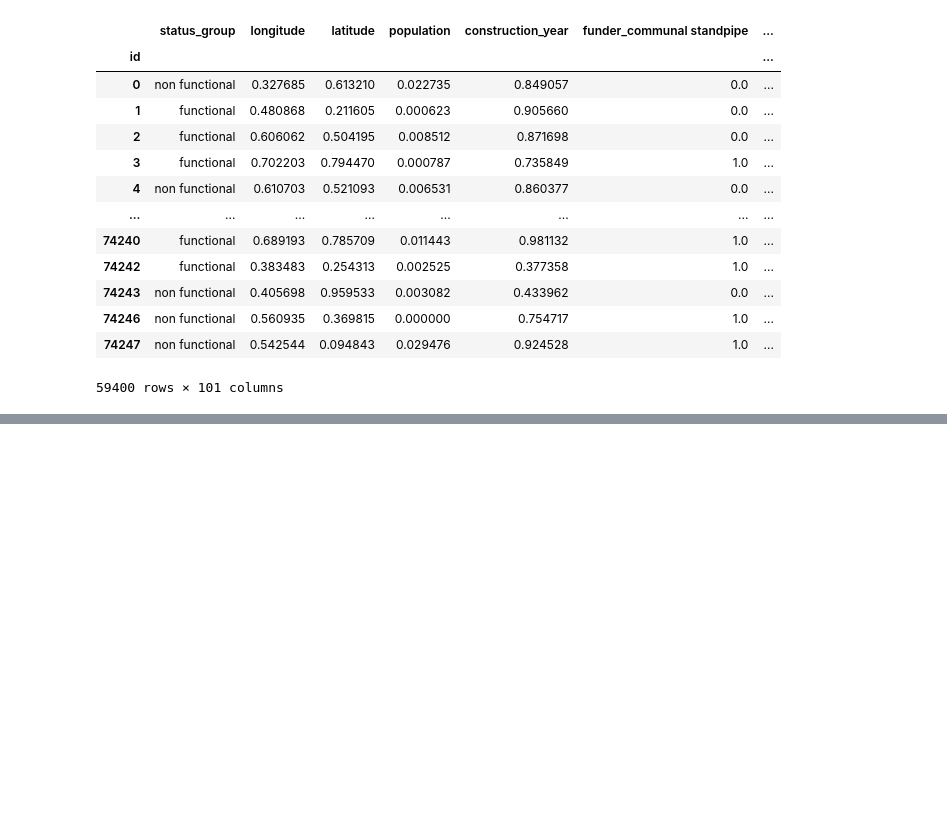
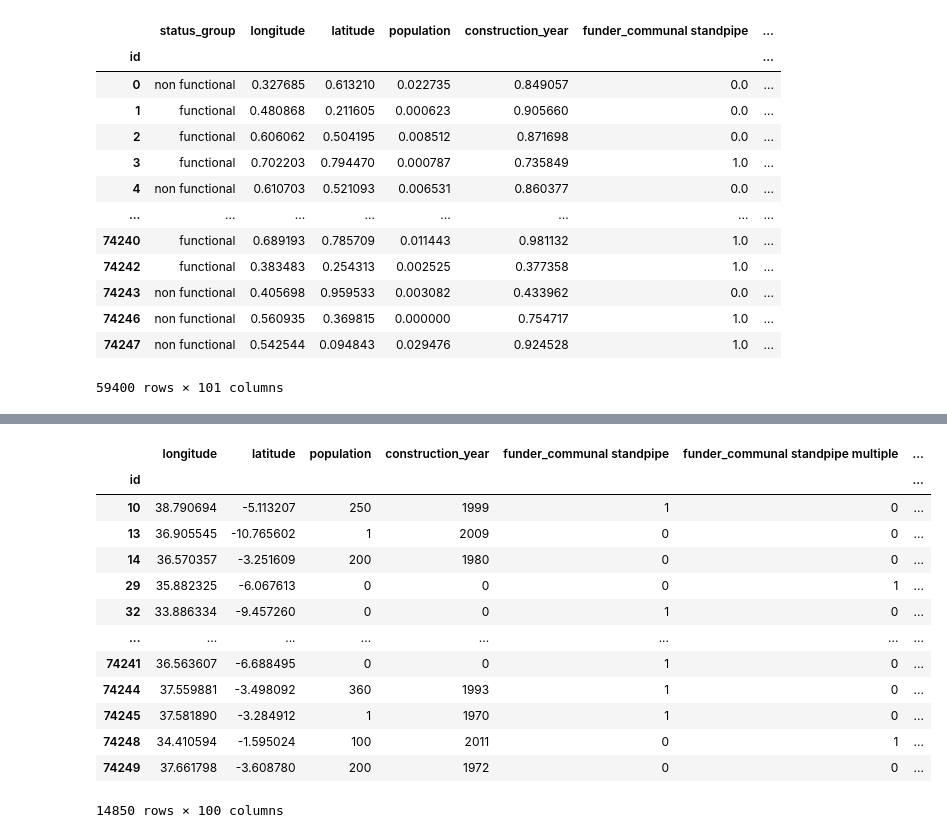
Before and after one commit to MullerAC/tanzanian-water-well-classification, a Jupyter notebook: 0-eda.ipynb, the cells around one changed output, grey strips where cells are left out. Cells and saved outputs as stored; diff of their text form; code cells hidden in the pictures; blank space fills up the shorter version.

```diff
--- a/0-eda.ipynb
+++ b/0-eda.ipynb
@@ -119,7 +119,9 @@ waterpoint_type 7
 # %% [markdown]
 Many of the categoricals variables have way too many categories, as many as 19287. In order to only bother with important features, I remove categories with representation of less than 1% of the sample, changing them to a new "other" category.
 # %%
+categories_to_remove = {}
 for col in categorical:
     df_tmp = pd.DataFrame(df[col].value_counts(normalize=True))
     other_categories = list(df_tmp.loc[df_tmp[col]<0.01].index)
     df[col] = df[col].map(lambda x: 'other' if x in other_categories else x)
+    categories_to_remove[col] = other_categories
@@ -371,0 +416,24 @@ df_cleaned.to_csv('data/cleaned_data.csv')
+# %%
+for col, other_categories in categories_to_remove.items():
+    X_submission[col] = X_submission[col].map(lambda x: 'other' if x in other_categories else x)
+X_submission['funder'] = X_submission[col].map(lambda x: 'other' if x =='0' else x)
+X_submission['installer'] = X_submission[col].map(lambda x: 'other' if x =='0' else x)
+X_submission['scheme_management'] = X_submission[col].map(lambda x: 'other' if x =='Other' else x)
+# %%
+X_submission_dummies = pd.get_dummies(X_submission.drop(to_drop, axis=1))
+X_submission_dummies.sort_values(by='id')
+# %% [output]
+|  | longitude | latitude | population | construction_year | funder_communal standpipe | funder_communal standpipe multiple | ... |
+| id |  |  |  |  |  |  | ... |
+| 10 | 38.790694 | -5.113207 | 250 | 1999 | 1 | 0 | ... |
+| 13 | 36.905545 | -10.765602 | 1 | 2009 | 0 | 0 | ... |
+| 14 | 36.570357 | -3.251609 | 200 | 1980 | 0 | 0 | ... |
+| 29 | 35.882325 | -6.067613 | 0 | 0 | 0 | 1 | ... |
+| 32 | 33.886334 | -9.457260 | 0 | 0 | 1 | 0 | ... |
+| ... | ... | ... | ... | ... | ... | ... | ... |
+| 74241 | 36.563607 | -6.688495 | 0 | 0 | 1 | 0 | ... |
+| 74244 | 37.559881 | -3.498092 | 360 | 1993 | 1 | 0 | ... |
+| 74245 | 37.581890 | -3.284912 | 1 | 1970 | 1 | 0 | ... |
+| 74248 | 34.410594 | -1.595024 | 100 | 2011 | 0 | 1 | ... |
+| 74249 | 37.661798 | -3.608780 | 200 | 1972 | 0 | 0 | ... |
+14850 rows × 100 columns
```
Also changed, not shown: parts of 7 cells of this notebook, 10 other files.
